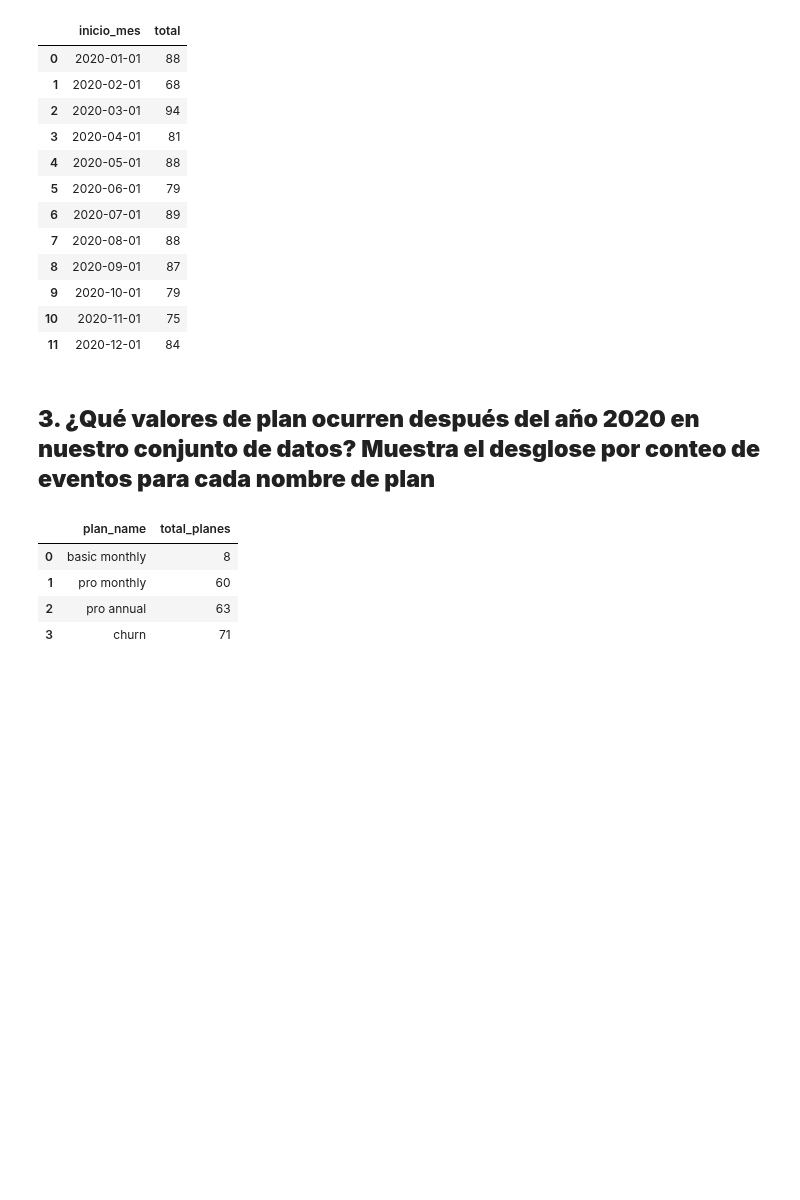
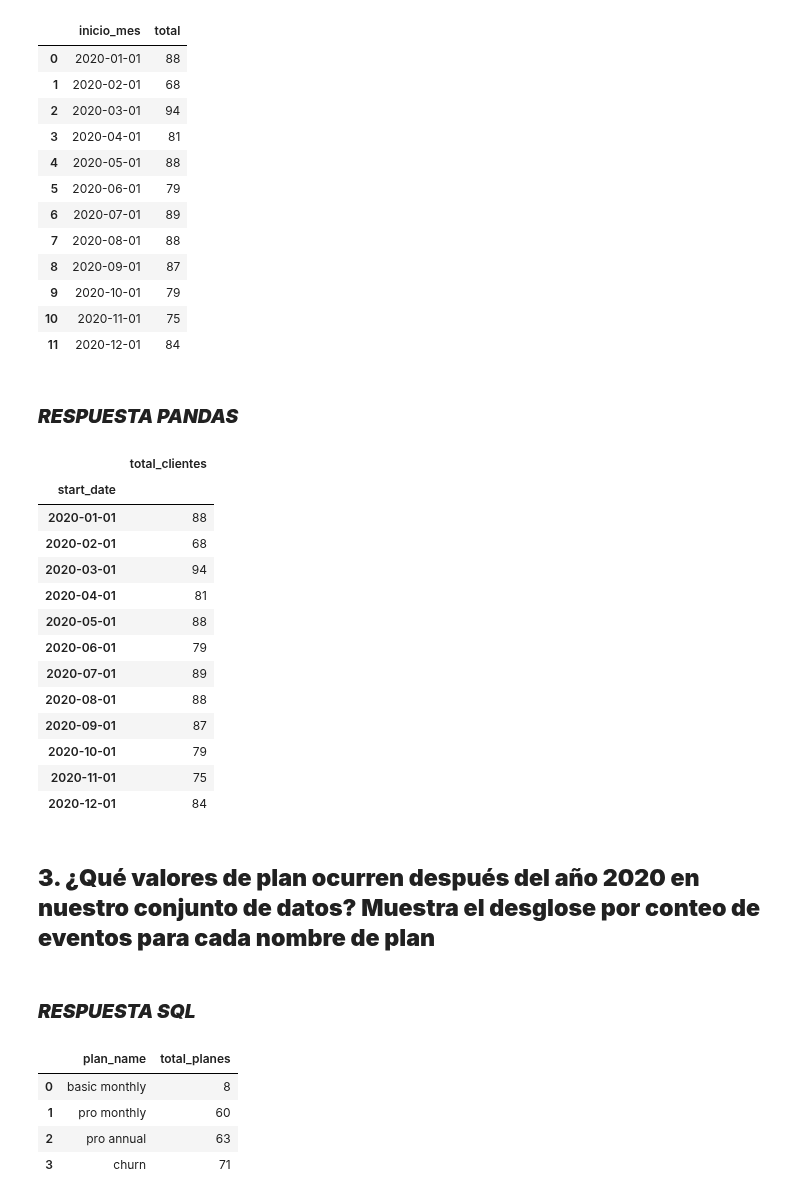
Before and after one commit to LLAES07/SQL_DESAFIO, a Jupyter notebook: Caso_3/Caso_3.ipynb, the cells around one changed output. Drawn from its saved outputs; the diff is of its cells as text; code cells hidden in the pictures; blank space fills up the shorter version.

Commit message:
Agregando mas comentarios y ademas respuestas en pandas

```diff
--- a/Caso_3/Caso_3.ipynb
+++ b/Caso_3/Caso_3.ipynb
@@ -2733,3 +2761,6 @@ verifica_tabla('subscriptions')
+# %%
+df_plans = pd.read_sql_query('SELECT * FROM plans', connection)
+df_subs = pd.read_sql_query('SELECT * FROM subscriptions', connection)
 # %% [markdown]
 ---
 # %% [markdown]
@@ -2786,8 +2827,33 @@ pd.read_sql_query(query, connection)
 | 9 | 2020-10-01 | 79 |
 | 10 | 2020-11-01 | 75 |
 | 11 | 2020-12-01 | 84 |
+# %% [markdown]
+### ***RESPUESTA PANDAS***
+# %%
+df_subs['start_date'] = pd.to_datetime(df_subs['start_date'])
+df_merge = pd.merge(df_subs, df_plans, on='plan_id')
+df_merge = df_merge.loc[df_merge['plan_name']=='trial', :]
+
+df_merge.groupby(df_merge['start_date'].dt.strftime('%Y-%m-01')).size().rename('total_clientes').to_frame()
+# %% [output]
+|  | total_clientes |
+| start_date |  |
+| 2020-01-01 | 88 |
+| 2020-02-01 | 68 |
+| 2020-03-01 | 94 |
+| 2020-04-01 | 81 |
+| 2020-05-01 | 88 |
+| 2020-06-01 | 79 |
+| 2020-07-01 | 89 |
+| 2020-08-01 | 88 |
+| 2020-09-01 | 87 |
+| 2020-10-01 | 79 |
+| 2020-11-01 | 75 |
+| 2020-12-01 | 84 |
 # %% [markdown]
 ## **3. ¿Qué valores de plan ocurren después del año 2020 en nuestro conjunto de datos? Muestra el desglose por conteo de eventos para cada nombre de plan**
+# %% [markdown]
+### ***RESPUESTA SQL***
 # %%
 
 query = '''
```
Also changed, not shown: parts of 21 cells of this notebook.
